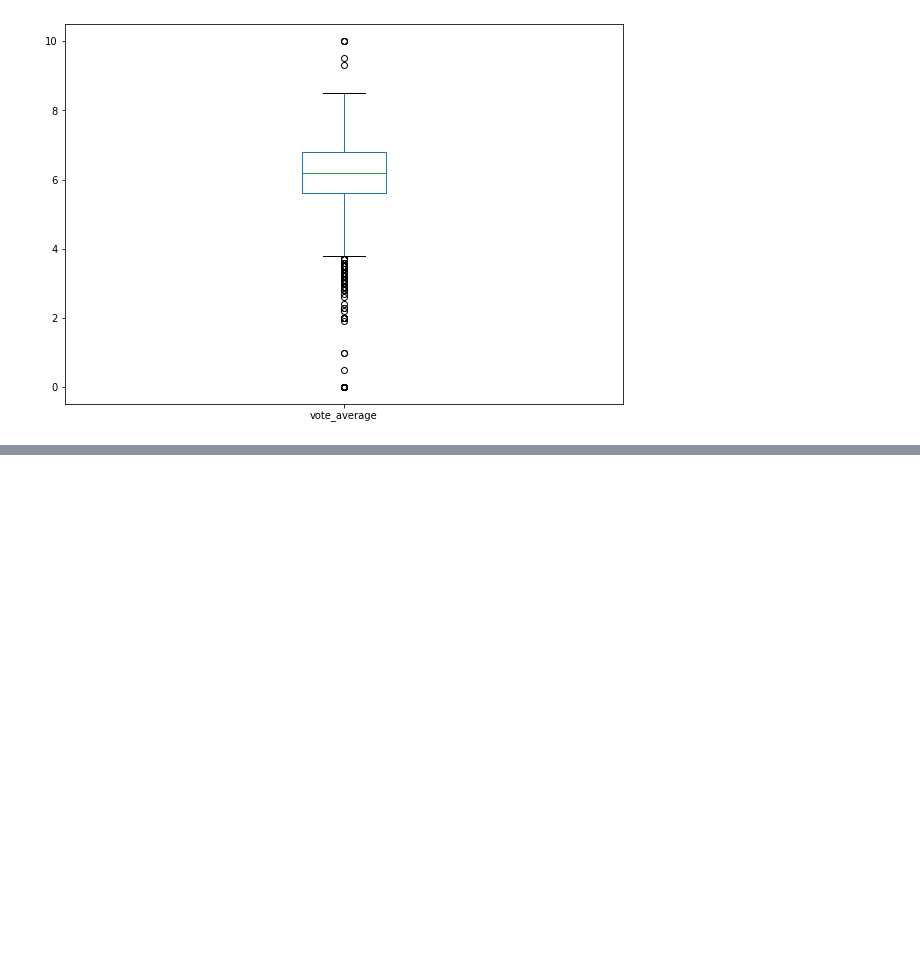
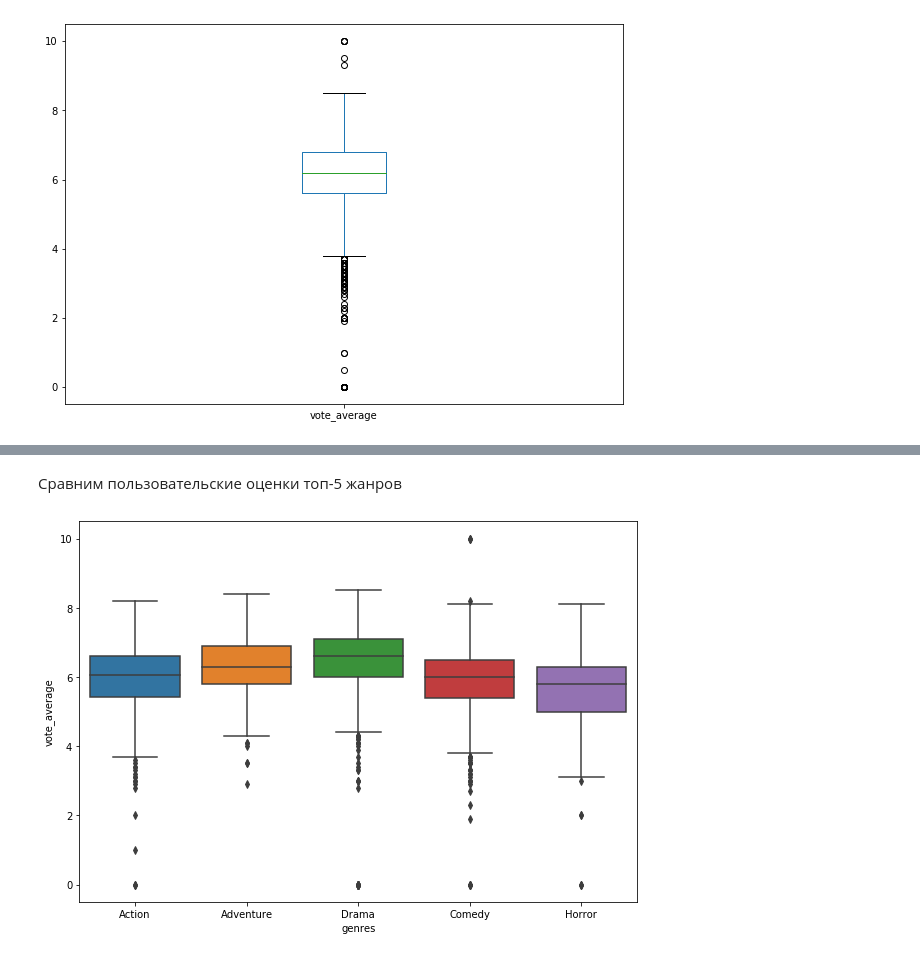
Before and after one commit to zhologali/hw15, a Jupyter notebook: hw15.ipynb, the cells around one changed output, grey strips where cells are left out. Drawn from its saved outputs; the diff is of its cells as text; code cells hidden in the pictures; blank space fills up the shorter version.

```diff
--- a/hw15.ipynb
+++ b/hw15.ipynb
@@ -116,0 +228,9 @@ df_movies['vote_average'].plot(kind='box')
+# %% [markdown]
+Cравним пользовательские оценки топ-5 жанров
+# %%
+top_genres = movies.genres.value_counts().sort_values(ascending = False).head(5).index.values
+top_genres
+ax = sns.boxplot(x="genres", y="vote_average",
+            data=movies[movies.genres.isin(top_genres)])
+# %% [output]
+[figure, added]
```
Also changed, not shown: parts of 14 cells of this notebook.
